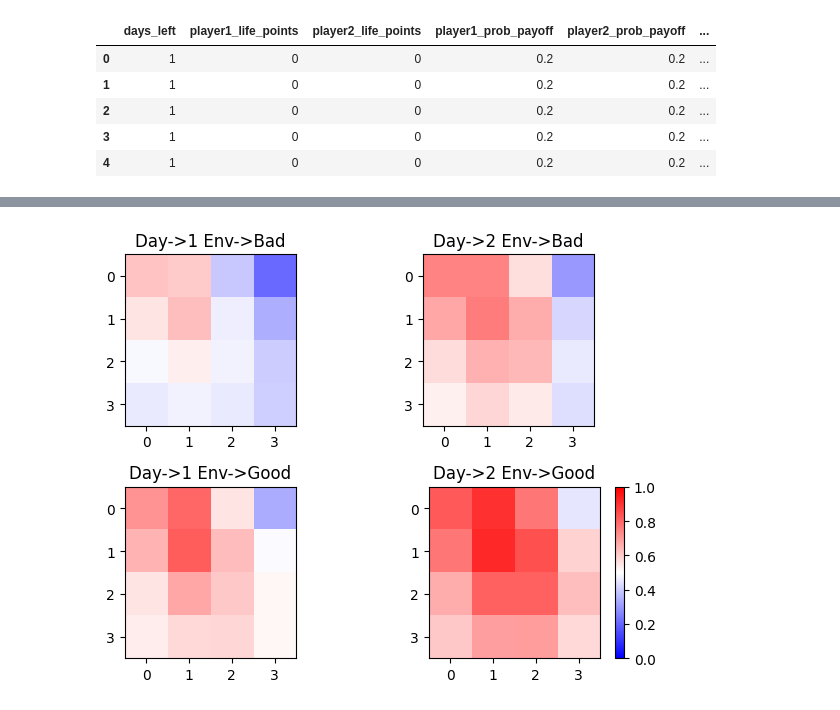
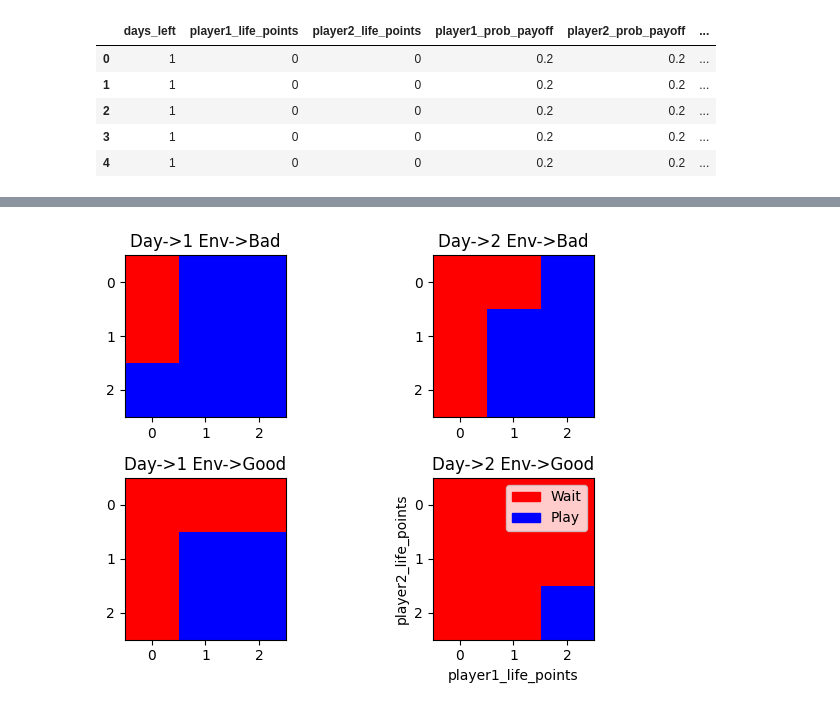
Before and after one commit to faizankshaikh/HomMul, a Jupyter notebook: experiments/trial1.ipynb, the cells around one changed output, grey strips where cells are left out. Cells and saved outputs as stored; diff of their text form; code cells hidden in the pictures.

```diff
--- a/experiments/trial1.ipynb
+++ b/experiments/trial1.ipynb
@@ -798,9 +1034,9 @@ df = pd.DataFrame(df, columns=cols)
 
 scaler = MinMaxScaler(feature_range=(0, 1))
 
-df["player2_predicted_action"] = policy.policies[agents[1]](Batch(obs=obs, info={})).act
-df["player2_logit_wait"] = policy.policies[agents[1]](Batch(obs=obs, info={})).logits.detach().cpu().numpy()[:, 0]
-df["player2_logit_play"] = policy.policies[agents[1]](Batch(obs=obs, info={})).logits.detach().cpu().numpy()[:, 1]
+df["player2_predicted_action"] = train_policies.policies[agents[1]](Batch(obs=obs, info={})).act
+df["player2_logit_wait"] = train_policies.policies[agents[1]](Batch(obs=obs, info={})).logits.detach().cpu().numpy()[:, 0]
+df["player2_logit_play"] = train_policies.policies[agents[1]](Batch(obs=obs, info={})).logits.detach().cpu().numpy()[:, 1]
 df["player2_logit_diff"] = scaler.fit_transform((df["player2_logit_play"] - df["player2_logit_wait"]).values[:, None])
 
 df["player1_previous_action"] = df["player1_previous_action"].map({0: "wait", 1: "play", 2: "none"})
@@ -825,50 +1061,65 @@ df.head()
 # %%
 #@title Visualize policy
+##TODO display logits instead
 fig, ((ax1, ax2), (ax3, ax4)) = plt.subplots(2, 2)
 
 arr = df.loc[
     (df["days_left"] == 1) &
     (df["player1_prob_payoff"] < 0.3) &
-    (df["player1_previous_action"] == "play") &
-    (df["player2_previous_action"] == "play"), "player2_logit_diff"
-].values
+    (df["player1_life_points"] > 0.5) &
+    (df["player2_life_points"] > 0.5) &
+    (df["player1_previous_action"] == "none") &
+    (df["player2_previous_action"] == "none"), "player2_predicted_action"
+].map({"wait": 0, "play": 1}).values
 
-ax1.imshow(np.reshape(arr, (4, 4)), cmap='bwr', vmin=0, vmax=1)
+ax1.imshow(np.reshape(arr, (3, 3)), cmap='bwr')
 ax1.set_title("Day->1 Env->Bad")
 
 arr = df.loc[
     (df["days_left"] == 2) &
     (df["player1_prob_payoff"] < 0.3) &
-    (df["player1_previous_action"] == "play") &
-    (df["player2_previous_action"] == "play"), "player2_logit_diff"
-].values
+    (df["player1_life_points"] > 0.5) &
+    (df["player2_life_points"] > 0.5) &
+    (df["player1_previous_action"] == "none") &
+    (df["player2_previous_action"] == "none"), "player2_predicted_action"
+].map({"wait": 0, "play": 1}).values
 
-ax2.imshow(np.reshape(arr, (4, 4)), cmap='bwr', vmin=0, vmax=1)
+ax2.imshow(np.reshape(arr, (3, 3)), cmap='bwr', vmin=0, vmax=1)
 ax2.set_title("Day->2 Env->Bad")
 
 arr = df.loc[
     (df["days_left"] == 1) &
     (df["player1_prob_payoff"] > 0.3) &
-    (df["player1_previous_action"] == "play") &
-    (df["player2_previous_action"] == "play"), "player2_logit_diff"
-].values
+    (df["player1_life_points"] > 0.5) &
+    (df["player2_life_points"] > 0.5) &
+    (df["player1_previous_action"] == "none") &
+    (df["player2_previous_action"] == "none"), "player2_predicted_action"
+].map({"wait": 0, "play": 1}).values
 
-ax3.imshow(np.reshape(arr, (4, 4)), cmap='bwr', vmin=0, vmax=1)
+ax3.imshow(np.reshape(arr, (3, 3)), cmap='bwr')
 ax3.set_title("Day->1 Env->Good")
 
 arr = df.loc[
     (df["days_left"] == 2) &
     (df["player1_prob_payoff"] > 0.3) &
-    (df["player1_previous_action"] == "play") &
-    (df["player2_previous_action"] == "play"), "player2_logit_diff"
-].values
+    (df["player1_life_points"] > 0.5) &
+    (df["player2_life_points"] > 0.5) &
+    (df["player1_previous_action"] == "none") &
+    (df["player2_previous_action"] == "none"), "player2_predicted_action"
+].map({"wait": 0, "play": 1}).values
 
-ax = ax4.imshow(np.reshape(arr, (4, 4)), cmap='bwr', vmin=0, vmax=1)
+ax = ax4.imshow(np.reshape(arr, (3, 3)), cmap='bwr', vmin=0, vmax=1)
 ax4.set_title("Day->2 Env->Good")
-fig.colorbar(ax, ax=ax4)
+ax4.set_xlabel("player1_life_points")
+ax4.set_ylabel("player2_life_points")
+
+red_patch = mpatches.Patch(color='red', label='Wait')
+blue_patch = mpatches.Patch(color='blue', label='Play')
+
+plt.legend(handles=[red_patch, blue_patch])
 
 fig.tight_layout()
 plt.show()
 # %% [output]
-[figure, old version]
+[figure, new version]
 # %%
```
Also changed, not shown: parts of 29 cells of this notebook.
